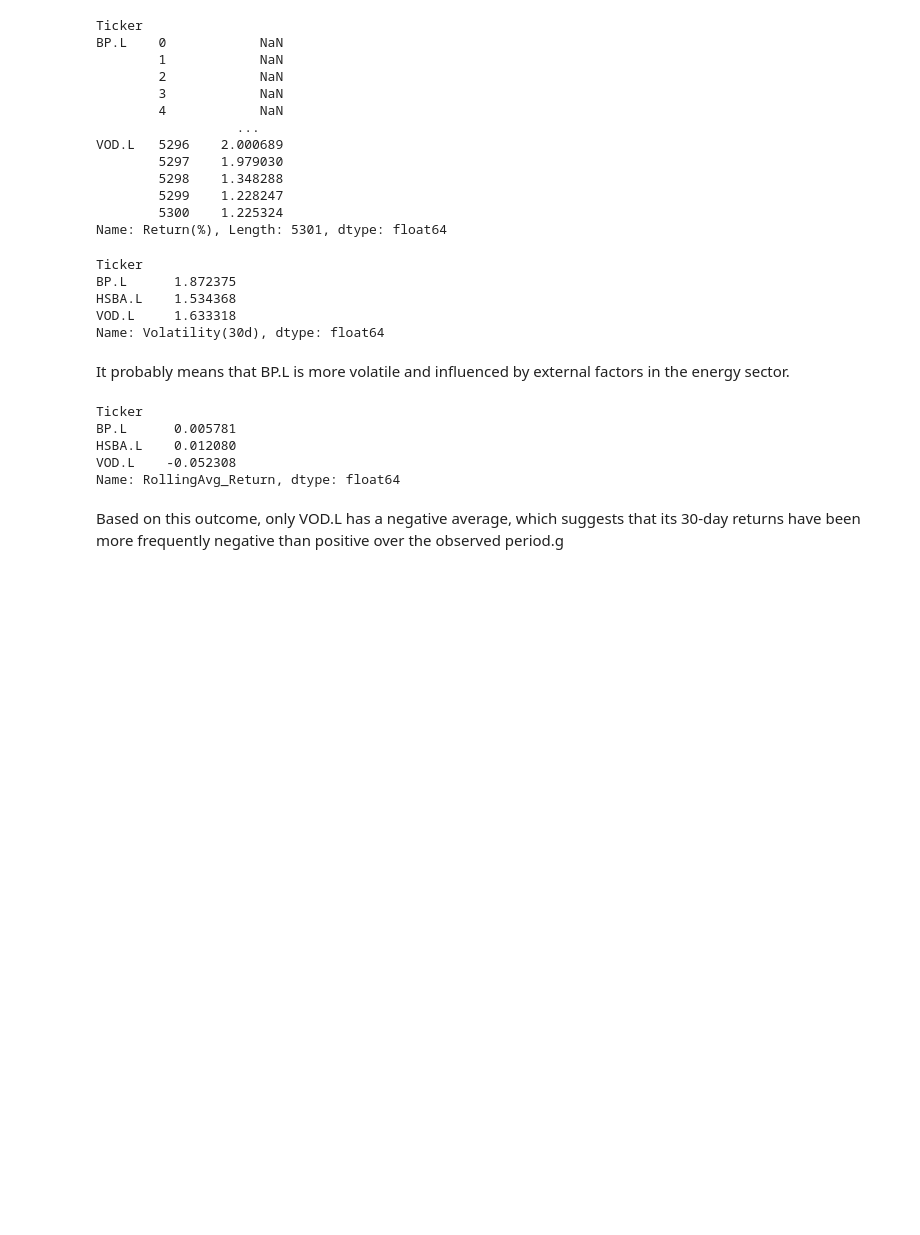
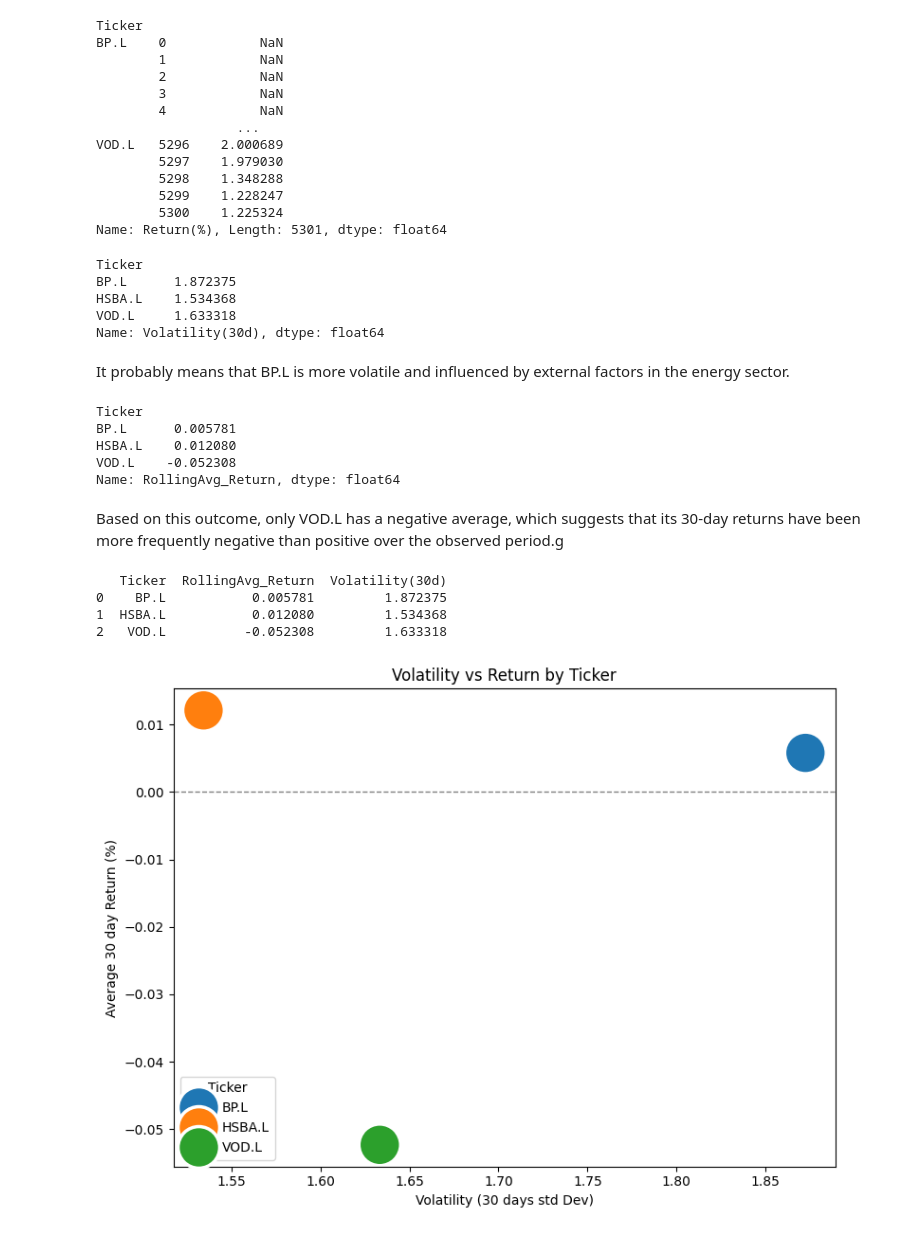
Before and after one commit to Shun3711/stock-trend-etl-spark, a Jupyter notebook: spark_jobs/stock_price_analysis.ipynb, the cells around one changed output. Cells and saved outputs as stored; diff of their text form; code cells hidden in the pictures; blank space fills up the shorter version.

```diff
--- a/spark_jobs/stock_price_analysis.ipynb
+++ b/spark_jobs/stock_price_analysis.ipynb
@@ -212,3 +212,26 @@ VOD.L    -0.052308
 Name: RollingAvg_Return, dtype: float64
 # %% [markdown]
 Based on this outcome, only VOD.L has a negative average, which suggests that its 30-day returns have been more frequently negative than positive over the observed period.g
+# %%
+df_summary = df_pd.groupby("Ticker").agg({
+    "RollingAvg_Return": "mean",
+    "Volatility(30d)": "mean"
+}).reset_index()
+
+print(df_summary)
+# %% [output]
+   Ticker  RollingAvg_Return  Volatility(30d)
+0    BP.L           0.005781         1.872375
+1  HSBA.L           0.012080         1.534368
+2   VOD.L          -0.052308         1.633318
+# %%
+plt.figure(figsize=(8, 6))
+sns.scatterplot(data=df_summary, x="Volatility(30d)", y="RollingAvg_Return", hue="Ticker", s=100)
+plt.title("Volatility vs Return by Ticker")
+plt.axhline(0, color='gray', linestyle='--', linewidth=1)
+plt.xlabel("Volatility (30 days std Dev)")
+plt.ylabel("Average 30 day Return (%)")
+plt.tight_layout()
+plt.show()
+# %% [output]
+[figure, added]
```
